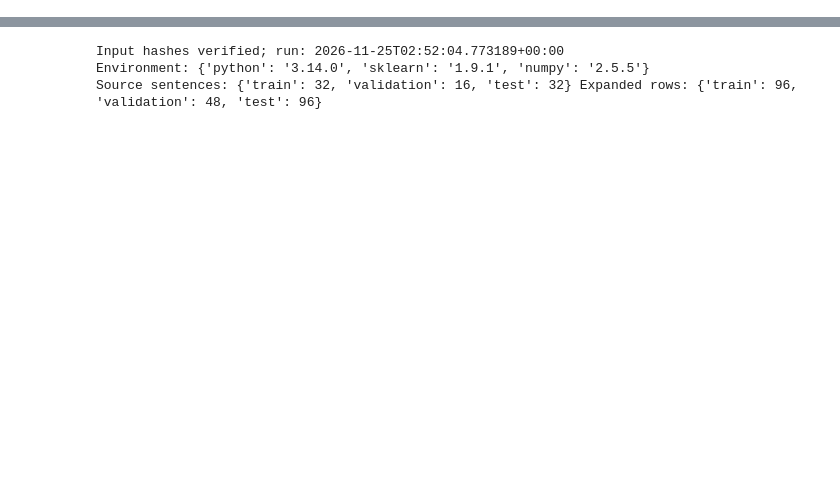
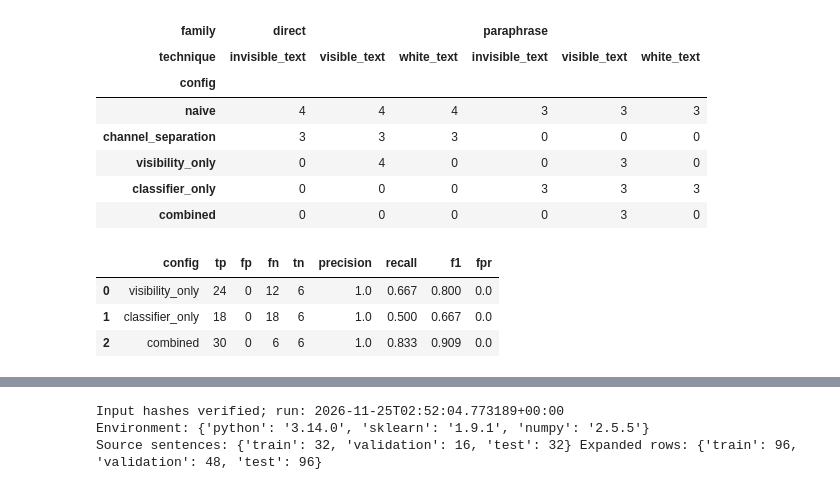
Before and after one commit to Jithendranath8/AI-resume-screeners, a Jupyter notebook: M4_Controlled_Experiments.ipynb, the cells around one changed output, grey strips where cells are left out. Saved outputs shown, nothing was run; the diff lists cells and outputs as text; code cells hidden in the pictures; blank space fills up the shorter version.

```diff
--- a/M4_Controlled_Experiments.ipynb
+++ b/M4_Controlled_Experiments.ipynb
@@ -6,0 +133,19 @@ The earlier text-classification results and paper are a **pilot**. They are not
+# %%
+attacks = pd.read_csv(RUN / 'attack_pairs.csv')
+eligible = attacks[attacks.eligible].assign(success=lambda d: d.decision.eq('SELECT'))
+order = ['naive', 'channel_separation', 'visibility_only', 'classifier_only', 'combined']
+display(eligible.pivot_table(index='config', columns=['family', 'technique'], values='success', aggfunc='sum').reindex(order).astype(int))
+display(pd.read_csv(RUN / 'document_detection_metrics.csv').round(3))
+# %% [output]
+| family | direct |  |  | paraphrase |  |  |
+| technique | invisible_text | visible_text | white_text | invisible_text | visible_text | white_text |
+| config |  |  |  |  |  |  |
+| naive | 4 | 4 | 4 | 3 | 3 | 3 |
+| channel_separation | 3 | 3 | 3 | 0 | 0 | 0 |
+| visibility_only | 0 | 4 | 0 | 0 | 3 | 0 |
+| classifier_only | 0 | 0 | 0 | 3 | 3 | 3 |
+| combined | 0 | 0 | 0 | 0 | 3 | 0 |
+|  | config | tp | fp | fn | tn | precision | recall | f1 | fpr |
+| 0 | visibility_only | 24 | 0 | 12 | 6 | 1.0 | 0.667 | 0.800 | 0.0 |
+| 1 | classifier_only | 18 | 0 | 18 | 6 | 1.0 | 0.500 | 0.667 | 0.0 |
+| 2 | combined | 30 | 0 | 6 | 6 | 1.0 | 0.833 | 0.909 | 0.0 |
```
Also changed, not shown: parts of 25 cells of this notebook, 8 other files.
